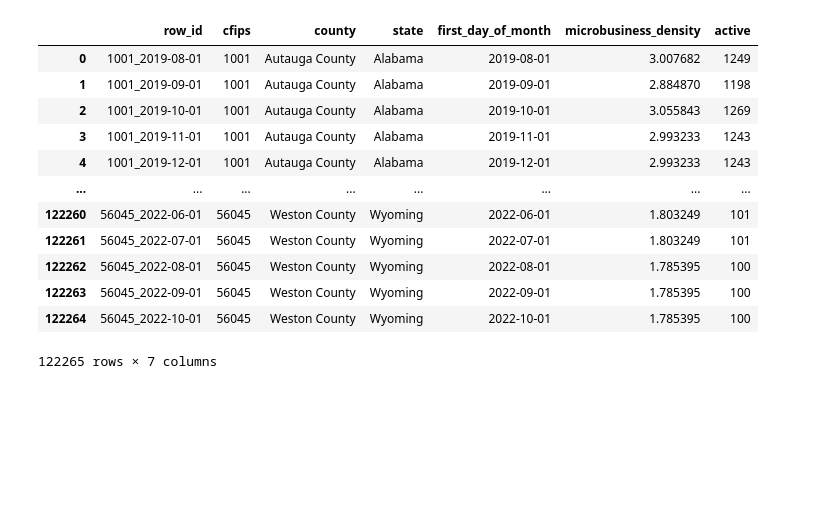
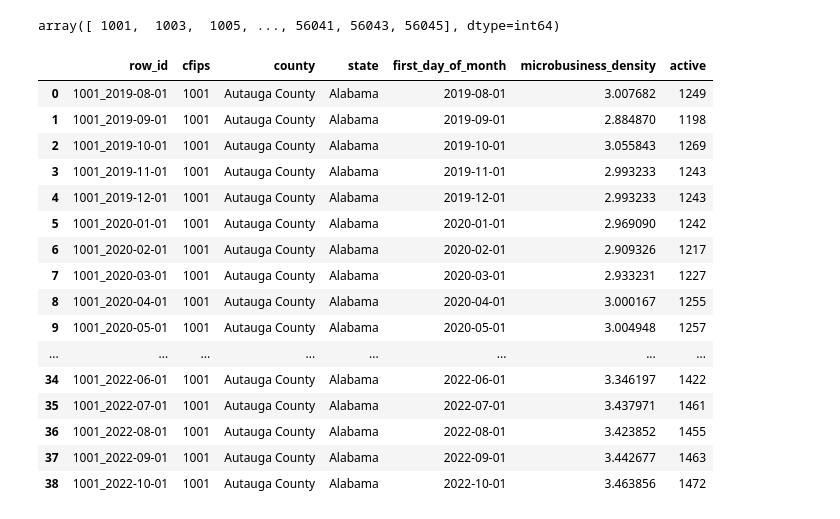
Before and after one commit to jjh0987/MyProject, a Jupyter notebook: pythonProject/kaggle/godaddy/Untitled.ipynb, the cells around one changed output. Saved outputs shown, nothing was run; the diff lists cells and outputs as text; code cells hidden in the pictures; blank space fills up the shorter version.

```diff
--- a/pythonProject/kaggle/godaddy/Untitled.ipynb
+++ b/pythonProject/kaggle/godaddy/Untitled.ipynb
@@ -10,20 +10,28 @@ import optuna
 train = pd.read_csv('./train.csv')
 test = pd.read_csv('./test.csv')
 census = pd.read_csv('./census_starter.csv')
+# %%
+train['cfips'].unique()
+# %% [output]
+array([ 1001,  1003,  1005, ..., 56041, 56043, 56045], dtype=int64)
 # %%
-train
+train[train['cfips']==1001]
 # %% [output]
 |  | row_id | cfips | county | state | first_day_of_month | microbusiness_density | active |
 | 0 | 1001_2019-08-01 | 1001 | Autauga County | Alabama | 2019-08-01 | 3.007682 | 1249 |
 | 1 | 1001_2019-09-01 | 1001 | Autauga County | Alabama | 2019-09-01 | 2.884870 | 1198 |
 | 2 | 1001_2019-10-01 | 1001 | Autauga County | Alabama | 2019-10-01 | 3.055843 | 1269 |
 | 3 | 1001_2019-11-01 | 1001 | Autauga County | Alabama | 2019-11-01 | 2.993233 | 1243 |
 | 4 | 1001_2019-12-01 | 1001 | Autauga County | Alabama | 2019-12-01 | 2.993233 | 1243 |
+| 5 | 1001_2020-01-01 | 1001 | Autauga County | Alabama | 2020-01-01 | 2.969090 | 1242 |
+| 6 | 1001_2020-02-01 | 1001 | Autauga County | Alabama | 2020-02-01 | 2.909326 | 1217 |
+| 7 | 1001_2020-03-01 | 1001 | Autauga County | Alabama | 2020-03-01 | 2.933231 | 1227 |
+| 8 | 1001_2020-04-01 | 1001 | Autauga County | Alabama | 2020-04-01 | 3.000167 | 1255 |
+| 9 | 1001_2020-05-01 | 1001 | Autauga County | Alabama | 2020-05-01 | 3.004948 | 1257 |
 | ... | ... | ... | ... | ... | ... | ... | ... |
-| 122260 | 56045_2022-06-01 | 56045 | Weston County | Wyoming | 2022-06-01 | 1.803249 | 101 |
-| 122261 | 56045_2022-07-01 | 56045 | Weston County | Wyoming | 2022-07-01 | 1.803249 | 101 |
-| 122262 | 56045_2022-08-01 | 56045 | Weston County | Wyoming | 2022-08-01 | 1.785395 | 100 |
-| 122263 | 56045_2022-09-01 | 56045 | Weston County | Wyoming | 2022-09-01 | 1.785395 | 100 |
-| 122264 | 56045_2022-10-01 | 56045 | Weston County | Wyoming | 2022-10-01 | 1.785395 | 100 |
+| 34 | 1001_2022-06-01 | 1001 | Autauga County | Alabama | 2022-06-01 | 3.346197 | 1422 |
+| 35 | 1001_2022-07-01 | 1001 | Autauga County | Alabama | 2022-07-01 | 3.437971 | 1461 |
+| 36 | 1001_2022-08-01 | 1001 | Autauga County | Alabama | 2022-08-01 | 3.423852 | 1455 |
+| 37 | 1001_2022-09-01 | 1001 | Autauga County | Alabama | 2022-09-01 | 3.442677 | 1463 |
+| 38 | 1001_2022-10-01 | 1001 | Autauga County | Alabama | 2022-10-01 | 3.463856 | 1472 |
-122265 rows × 7 columns
 # %%
```
Also changed, not shown: parts of 26 cells of this notebook, 10 other files.
